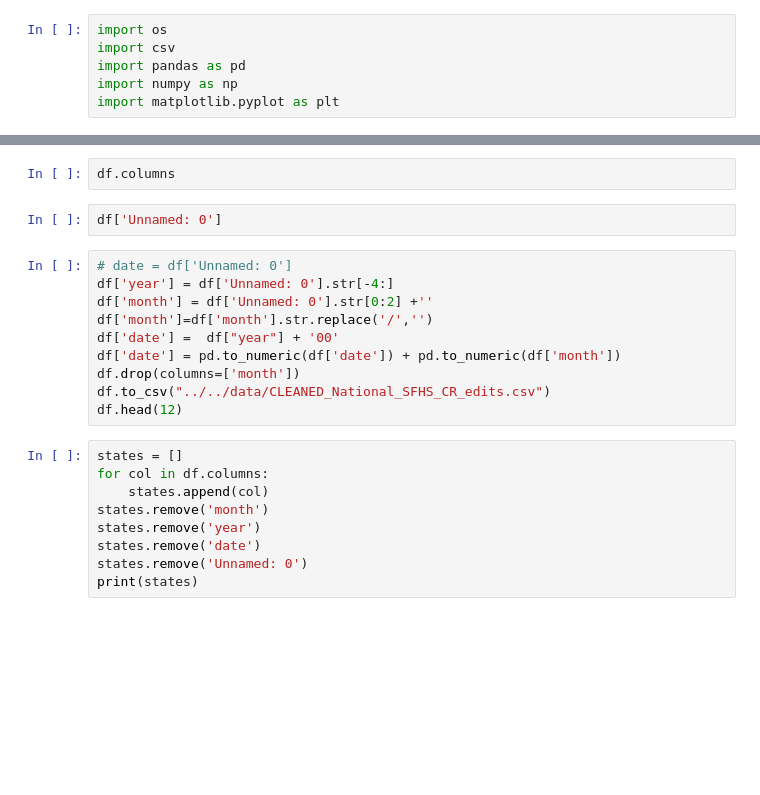
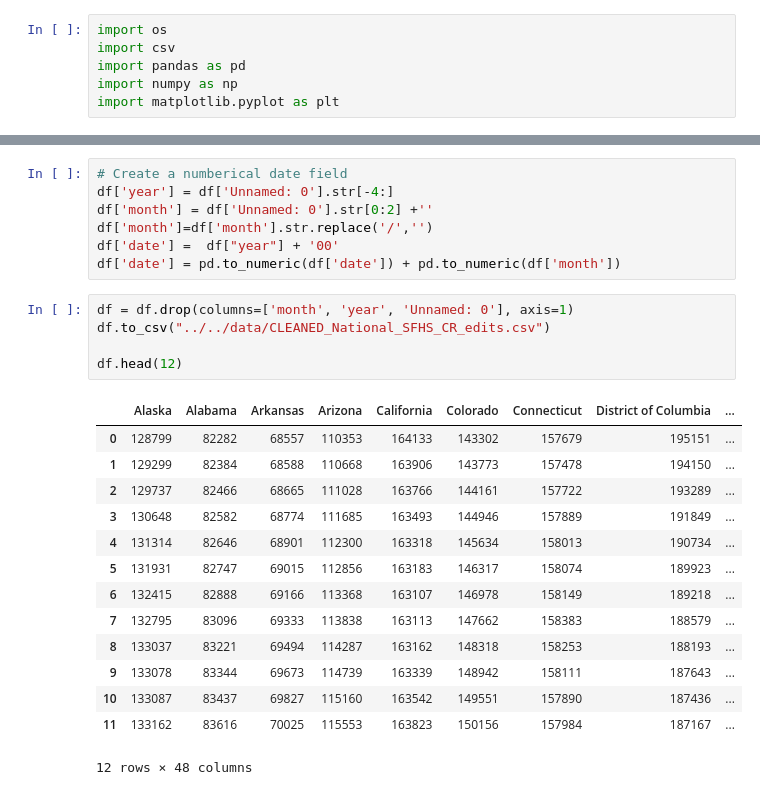
Before and after one commit to reimx007/Project_3_ML, a Jupyter notebook: notebooks/carls_playground/Linear_Regression_Modeling.ipynb, the cells around one changed output, grey strips where cells are left out. Saved outputs shown, nothing was run; the diff lists cells and outputs as text; blank space fills up the shorter version.

```diff
--- a/notebooks/carls_playground/Linear_Regression_Modeling.ipynb
+++ b/notebooks/carls_playground/Linear_Regression_Modeling.ipynb
@@ -10,23 +18,27 @@ df.head()
-# %%
-df.columns
-# %%
-df['Unnamed: 0']
 # %%
-# date = df['Unnamed: 0']
+# Create a numberical date field
 df['year'] = df['Unnamed: 0'].str[-4:]
 df['month'] = df['Unnamed: 0'].str[0:2] +''
 df['month']=df['month'].str.replace('/','')
 df['date'] =  df["year"] + '00'
 df['date'] = pd.to_numeric(df['date']) + pd.to_numeric(df['month'])
-df.drop(columns=['month'])
-df.to_csv("../../data/CLEANED_National_SFHS_CR_edits.csv")
-df.head(12)
-# %%
-states = []
-for col in df.columns:
-    states.append(col)
-states.remove('month')
-states.remove('year')
-states.remove('date')
-states.remove('Unnamed: 0')
-print(states)
+# %%
+df = df.drop(columns=['month', 'year', 'Unnamed: 0'], axis=1)
+df.to_csv("../../data/CLEANED_National_SFHS_CR_edits.csv")
+
+df.head(12)
+# %% [output]
+|  | Alaska | Alabama | Arkansas | Arizona | California | Colorado | Connecticut | District of Columbia | ... |
+| 0 | 128799 | 82282 | 68557 | 110353 | 164133 | 143302 | 157679 | 195151 | ... |
+| 1 | 129299 | 82384 | 68588 | 110668 | 163906 | 143773 | 157478 | 194150 | ... |
+| 2 | 129737 | 82466 | 68665 | 111028 | 163766 | 144161 | 157722 | 193289 | ... |
+| 3 | 130648 | 82582 | 68774 | 111685 | 163493 | 144946 | 157889 | 191849 | ... |
+| 4 | 131314 | 82646 | 68901 | 112300 | 163318 | 145634 | 158013 | 190734 | ... |
+| 5 | 131931 | 82747 | 69015 | 112856 | 163183 | 146317 | 158074 | 189923 | ... |
+| 6 | 132415 | 82888 | 69166 | 113368 | 163107 | 146978 | 158149 | 189218 | ... |
+| 7 | 132795 | 83096 | 69333 | 113838 | 163113 | 147662 | 158383 | 188579 | ... |
+| 8 | 133037 | 83221 | 69494 | 114287 | 163162 | 148318 | 158253 | 188193 | ... |
+| 9 | 133078 | 83344 | 69673 | 114739 | 163339 | 148942 | 158111 | 187643 | ... |
+| 10 | 133087 | 83437 | 69827 | 115160 | 163542 | 149551 | 157890 | 187436 | ... |
+| 11 | 133162 | 83616 | 70025 | 115553 | 163823 | 150156 | 157984 | 187167 | ... |
+12 rows × 48 columns
```
Also changed, not shown: parts of 8 cells of this notebook, 3 other files.
